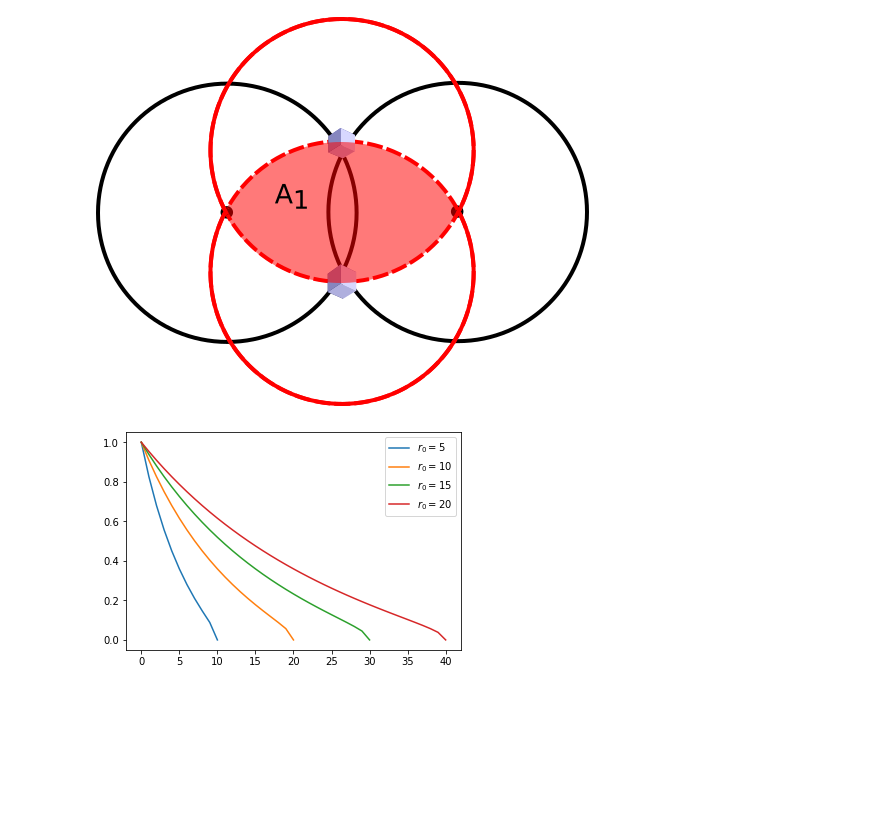
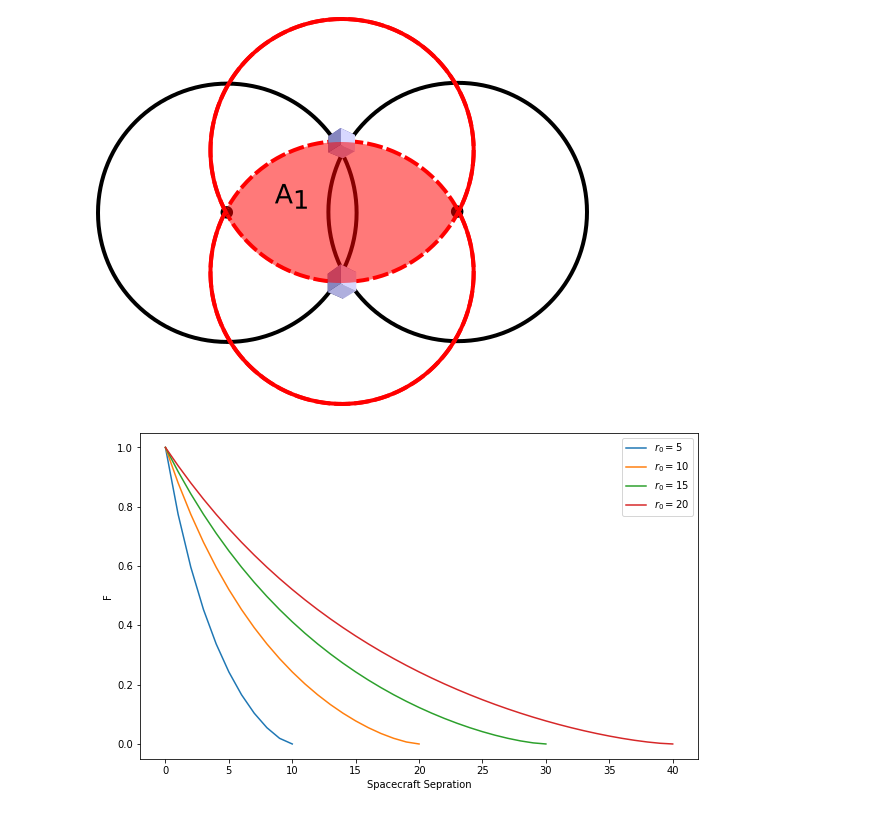
Before and after one commit to mshumko/ac6_microburst_scale_sizes, a Jupyter notebook: models/microburst_scale_size_analytic.ipynb, the cells around one changed output. Cells and saved outputs as stored; diff of their text form; code cells hidden in the pictures; blank space fills up the shorter version.

```diff
--- a/models/microburst_scale_size_analytic.ipynb
+++ b/models/microburst_scale_size_analytic.ipynb
@@ -27,5 +27,5 @@ Image("analytic_coincident_microburst_scale_size_bounds.png")
 # %% [output]
 [figure]
 # %%
-A1 = lambda r, d: 2*r**2*np.arccos(d/(2*r)) - d/4*np.sqrt(4*r**2 - d**2)
+A1 = lambda r, d: 2*r**2*np.arccos(d/(2*r)) - d/2*np.sqrt(4*r**2 - d**2)
 F = lambda r, d: A1(r, d)/(2*np.pi*r**2 - A1(r, d))
@@ -32,10 +35,8 @@ F = lambda r, d: A1(r, d)/(2*np.pi*r**2 - A1(r, d))
 # %%
-d = np.arange(100)
-r = np.arange(5, 25, 5)
-
+plt.figure(figsize=(10, 6))
 for r_i in r:
     plt.plot(d, F(r_i, d), label=r'$r_0 = $'+str(r_i));
 plt.legend();
-plt.
+plt.xlabel('Spacecraft Sepration'); plt.ylabel('F');
 # %% [output]
-[figure, old version]
+[figure, new version]
```
Also changed, not shown: parts of 1 cell of this notebook.
